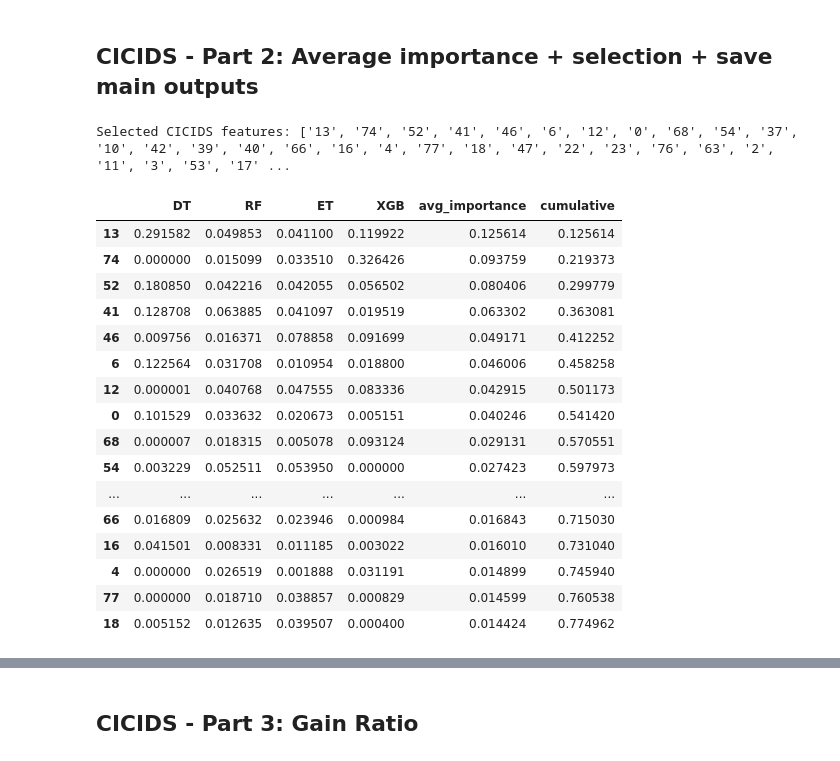
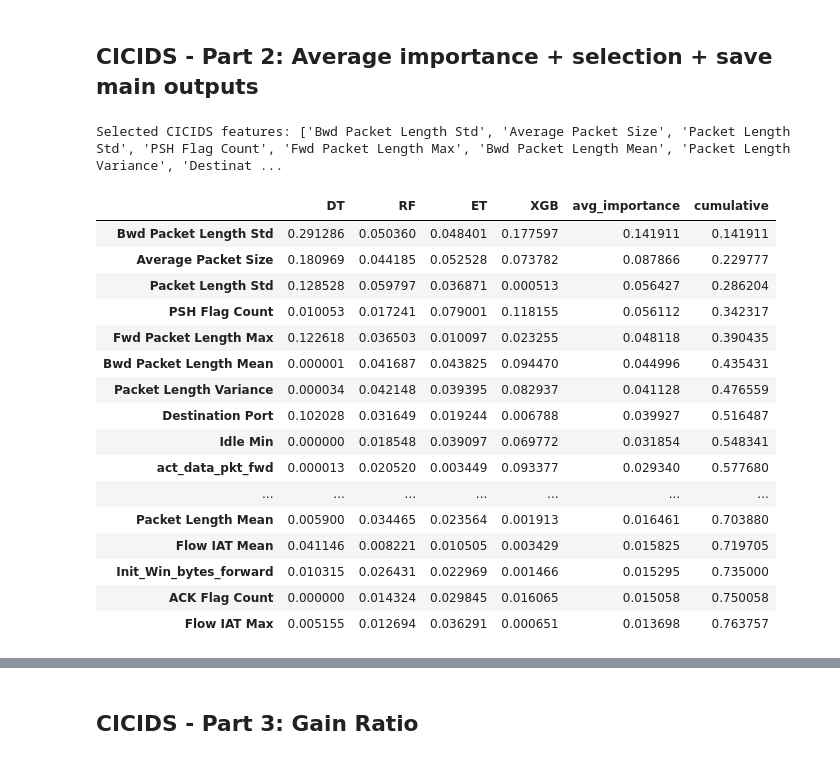
Before and after one commit to LeHung1705/IoV-Intrusion-Detection-Tree-Based, a Jupyter notebook: Feature_Engineering_Khoa.ipynb, the cells around one changed output, grey strips where cells are left out. Drawn from its saved outputs; the diff is of its cells as text; code cells hidden in the pictures.

```diff
--- a/Feature_Engineering_Khoa.ipynb
+++ b/Feature_Engineering_Khoa.ipynb
@@ -290,18 +309,18 @@ OUTPUT_DIR.mkdir(exist_ok=True)
 
 can_bundle = load_dataset(
     name='CAN',
-    x_train_path='X_train_CAN_smote.csv',
-    y_train_path='Y_train_CAN.csv',
-    x_test_path='X_test_CAN.csv',
-    y_test_path='Y_test_CAN.csv',
+    x_train_path='X_train_CAN_smote.parquet',
+    y_train_path='y_train_CAN.parquet',
+    x_test_path='X_test_CAN.parquet',
+    y_test_path='y_test_CAN.parquet',
 )
 
 cicids_bundle = load_dataset(
     name='CICIDS',
-    x_train_path='X_train_CICIDS_smote-002.csv',
-    y_train_path='Y_train_CICIDS.csv',
-    x_test_path='X_test_CICIDS.csv',
-    y_test_path='Y_test_CICIDS.csv',
+    x_train_path='X_train_CICIDS_smote.parquet',
+    y_train_path='y_train_CICIDS.parquet',
+    x_test_path='X_test_CICIDS.parquet',
+    y_test_path='y_test_CICIDS.parquet',
 )
 # %%
 display(describe_bundle(can_bundle))
@@ -432,45 +456,48 @@ Training XGB ...
 # %% [markdown]
 ## CICIDS - Part 2: Average importance + selection + save main outputs
 # %%
+threshold_cicids = 0.9
 importance_cicids = compute_average_importance(models_cicids, cicids_bundle.x_train.columns)
-selected_features_cicids = select_features_by_threshold(importance_cicids, threshold=0.9)
+selected_features_cicids = select_features_by_threshold(importance_cicids, threshold=threshold_cicids)
 
 X_train_CICIDS_selected, X_test_CICIDS_selected = map_selected_features(
     cicids_bundle.x_train,
     cicids_bundle.x_test,
     selected_features_cicids,
 )
 
 save_selection_outputs(
     out_dir=OUTPUT_DIR / 'CICIDS',
     x_train_selected=X_train_CICIDS_selected,
     x_test_selected=X_test_CICIDS_selected,
     selected_features=selected_features_cicids,
+    threshold=threshold_cicids,
+    dataset_name='CICIDS',
 )
 
 importance_cicids.to_csv(OUTPUT_DIR / 'CICIDS' / 'feature_importance.csv')
 
 print('Selected CICIDS features:', selected_features_cicids)
 display(importance_cicids.head(20))
 # %% [output]
-Selected CICIDS features: ['13', '74', '52', '41', '46', '6', '12', '0', '68', '54', '37', '10', '42', '39', '40', '66', '16', '4', '77', '18', '47', '22', '23', '76', '63', '2', '11', '3', '53', '17' ...
+Selected CICIDS features: ['Bwd Packet Length Std', 'Average Packet Size', 'Packet Length Std', 'PSH Flag Count', 'Fwd Packet Length Max', 'Bwd Packet Length Mean', 'Packet Length Variance', 'Destinat ...
 |  | DT | RF | ET | XGB | avg_importance | cumulative |
-| 13 | 0.291582 | 0.049853 | 0.041100 | 0.119922 | 0.125614 | 0.125614 |
-| 74 | 0.000000 | 0.015099 | 0.033510 | 0.326426 | 0.093759 | 0.219373 |
-| 52 | 0.180850 | 0.042216 | 0.042055 | 0.056502 | 0.080406 | 0.299779 |
-| 41 | 0.128708 | 0.063885 | 0.041097 | 0.019519 | 0.063302 | 0.363081 |
-| 46 | 0.009756 | 0.016371 | 0.078858 | 0.091699 | 0.049171 | 0.412252 |
-| 6 | 0.122564 | 0.031708 | 0.010954 | 0.018800 | 0.046006 | 0.458258 |
-| 12 | 0.000001 | 0.040768 | 0.047555 | 0.083336 | 0.042915 | 0.501173 |
-| 0 | 0.101529 | 0.033632 | 0.020673 | 0.005151 | 0.040246 | 0.541420 |
-| 68 | 0.000007 | 0.018315 | 0.005078 | 0.093124 | 0.029131 | 0.570551 |
-| 54 | 0.003229 | 0.052511 | 0.053950 | 0.000000 | 0.027423 | 0.597973 |
+| Bwd Packet Length Std | 0.291286 | 0.050360 | 0.048401 | 0.177597 | 0.141911 | 0.141911 |
+| Average Packet Size | 0.180969 | 0.044185 | 0.052528 | 0.073782 | 0.087866 | 0.229777 |
+| Packet Length Std | 0.128528 | 0.059797 | 0.036871 | 0.000513 | 0.056427 | 0.286204 |
+| PSH Flag Count | 0.010053 | 0.017241 | 0.079001 | 0.118155 | 0.056112 | 0.342317 |
+| Fwd Packet Length Max | 0.122618 | 0.036503 | 0.010097 | 0.023255 | 0.048118 | 0.390435 |
+| Bwd Packet Length Mean | 0.000001 | 0.041687 | 0.043825 | 0.094470 | 0.044996 | 0.435431 |
+| Packet Length Variance | 0.000034 | 0.042148 | 0.039395 | 0.082937 | 0.041128 | 0.476559 |
+| Destination Port | 0.102028 | 0.031649 | 0.019244 | 0.006788 | 0.039927 | 0.516487 |
+| Idle Min | 0.000000 | 0.018548 | 0.039097 | 0.069772 | 0.031854 | 0.548341 |
+| act_data_pkt_fwd | 0.000013 | 0.020520 | 0.003449 | 0.093377 | 0.029340 | 0.577680 |
 | ... | ... | ... | ... | ... | ... | ... |
-| 66 | 0.016809 | 0.025632 | 0.023946 | 0.000984 | 0.016843 | 0.715030 |
-| 16 | 0.041501 | 0.008331 | 0.011185 | 0.003022 | 0.016010 | 0.731040 |
-| 4 | 0.000000 | 0.026519 | 0.001888 | 0.031191 | 0.014899 | 0.745940 |
-| 77 | 0.000000 | 0.018710 | 0.038857 | 0.000829 | 0.014599 | 0.760538 |
-| 18 | 0.005152 | 0.012635 | 0.039507 | 0.000400 | 0.014424 | 0.774962 |
+| Packet Length Mean | 0.005900 | 0.034465 | 0.023564 | 0.001913 | 0.016461 | 0.703880 |
+| Flow IAT Mean | 0.041146 | 0.008221 | 0.010505 | 0.003429 | 0.015825 | 0.719705 |
+| Init_Win_bytes_forward | 0.010315 | 0.026431 | 0.022969 | 0.001466 | 0.015295 | 0.735000 |
+| ACK Flag Count | 0.000000 | 0.014324 | 0.029845 | 0.016065 | 0.015058 | 0.750058 |
+| Flow IAT Max | 0.005155 | 0.012694 | 0.036291 | 0.000651 | 0.013698 | 0.763757 |
 # %%
 fig = plot_average_importance(importance_cicids, title='CICIDS - Average Feature Importance', top_n=20)
 plt.show()
```
Also changed, not shown: parts of 11 cells of this notebook.
